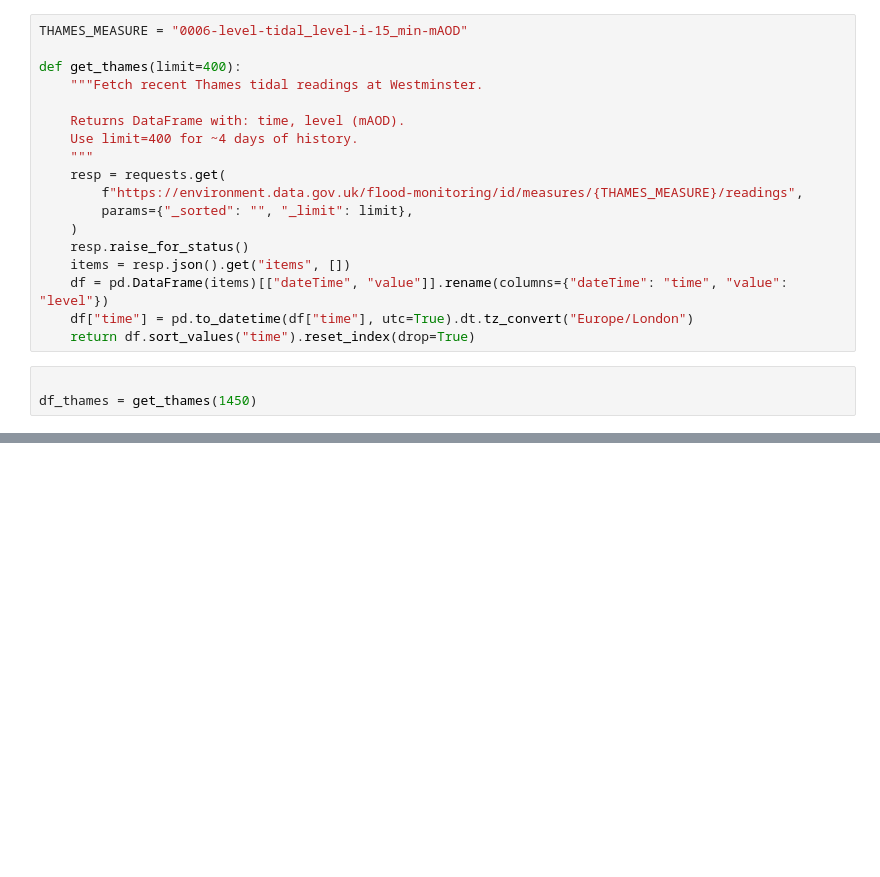
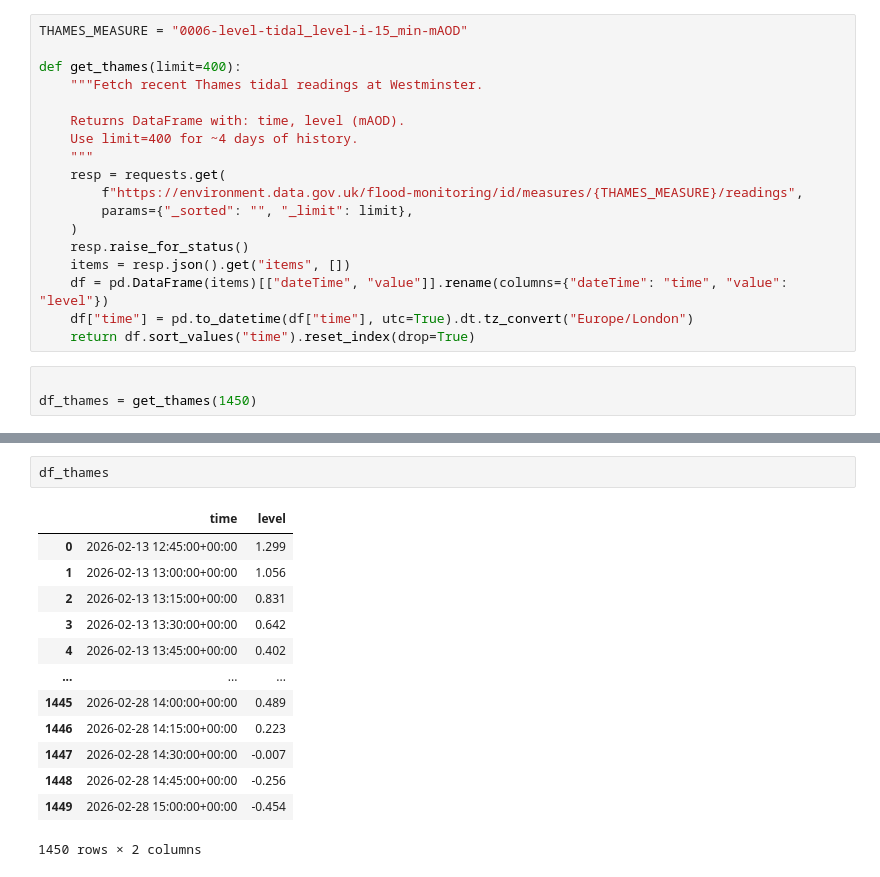
Before and after one commit to tomandrew1/ICAlgothon26, a Jupyter notebook: water.ipynb, the cells around one changed output, grey strips where cells are left out. Cells and saved outputs as stored; diff of their text form; blank space fills up the shorter version.

```diff
--- a/water.ipynb
+++ b/water.ipynb
@@ -166,3 +343,19 @@ zz
+# %%
+df_thames
+# %% [output]
+|  | time | level |
+| 0 | 2026-02-13 12:45:00+00:00 | 1.299 |
+| 1 | 2026-02-13 13:00:00+00:00 | 1.056 |
+| 2 | 2026-02-13 13:15:00+00:00 | 0.831 |
+| 3 | 2026-02-13 13:30:00+00:00 | 0.642 |
+| 4 | 2026-02-13 13:45:00+00:00 | 0.402 |
+| ... | ... | ... |
+| 1445 | 2026-02-28 14:00:00+00:00 | 0.489 |
+| 1446 | 2026-02-28 14:15:00+00:00 | 0.223 |
+| 1447 | 2026-02-28 14:30:00+00:00 | -0.007 |
+| 1448 | 2026-02-28 14:45:00+00:00 | -0.256 |
+| 1449 | 2026-02-28 15:00:00+00:00 | -0.454 |
+1450 rows × 2 columns
 # %%
 # Calculate 15-minute changes in tidal level and compute TIDE_SWING strangle payoff
 df_thames = get_thames(1450)
```
Also changed, not shown: parts of 17 cells of this notebook, 9 other files.
